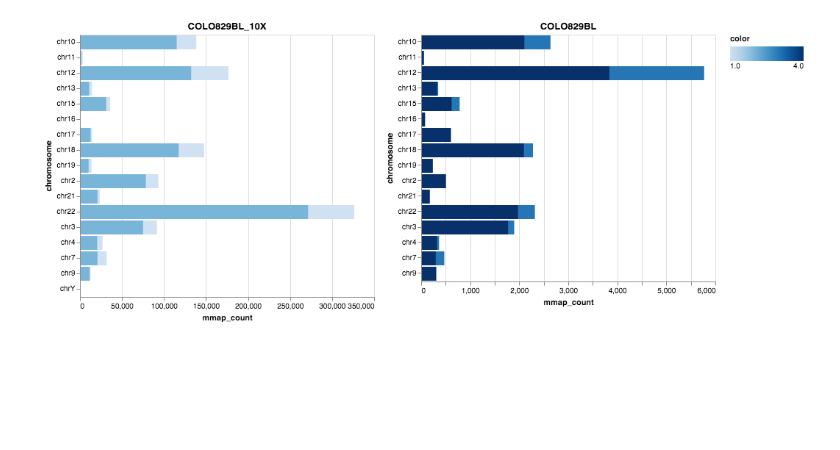
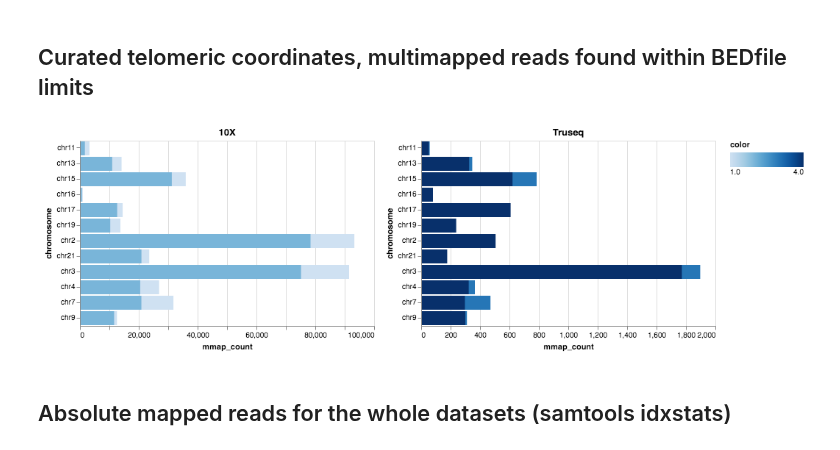
Before and after one commit to umccr/10x, a Jupyter notebook: telomeres/notebooks/counts.ipynb, the cells around one changed output. Cells and saved outputs as stored; diff of their text form; code cells hidden in the pictures; blank space fills up the shorter version.

Commit message:
Quick and dirty baselines, multimapped and absolute mapped reads

```diff
--- a/telomeres/notebooks/counts.ipynb
+++ b/telomeres/notebooks/counts.ipynb
@@ -5,6 +5,8 @@ import glob
 import altair as alt
 import pandas as pd
 import numpy as np
+# %% [markdown]
+## Curated telomeric coordinates, multimapped reads found within BEDfile limits
 # %%
 colo829bl_10x = pd.read_csv("../data/processed/manual_telomere_coords/COLO829BL-10X-hg38.hist.csv", dtype={"mmap_count": np.int})
 colo829t_10x = pd.read_csv("../data/processed/manual_telomere_coords/COLO829T-10X-hg38.hist.csv", dtype={"mmap_count": np.int})
@@ -23,25 +25,38 @@ for ds in datasets:
     ds = ds[ds['chromosome'] != 'chr5']
     ds = ds[ds['chromosome'] != 'chr1']
     ds = ds[ds['chromosome'] != 'chrX']
+    ds = ds[ds['chromosome'] != 'chr22']
+    ds = ds[ds['chromosome'] != 'chrY']
+    ds = ds[ds['chromosome'] != 'chr12']
+    ds = ds[ds['chromosome'] != 'chr18']
+    ds = ds[ds['chromosome'] != 'chr10']
+
 
     datasets_excluded_chroms.append(ds)
 # %%
 charts = []
 
 for ds in datasets_excluded_chroms:
     charts.append(alt.Chart(ds).mark_bar().encode(
         x = 'mmap_count',
         y = 'chromosome',
         color = 'color'
     ))
 
 charts[0].title = "COLO829BL_10X"
 charts[1].title = "COLO829T_10X"
 charts[2].title = "COLO829BL"
 charts[3].title = "COLO829T"
 
+charts[0].title = "10X"
+charts[1].title = "10X"
+charts[2].title = "Truseq"
+charts[3].title = "Truseq"
+
 # Titles will not concatenate when Layering plots like I do here with 10x vs Truseq.
 # This is, I think, because bugs in vega-lite merged in March not yet upstreamed: https://github.com/altair-viz/altair/issues/585 and https://github.com/vega/vega-lite/pull/3620
 (charts[0] + charts[1]) | (charts[2] + charts[3])
 # %% [output]
-[figure, old version]
+[figure, new version]
+# %% [markdown]
+## Absolute mapped reads for the whole datasets (samtools idxstats)
```
Also changed, not shown: parts of 5 cells of this notebook.
